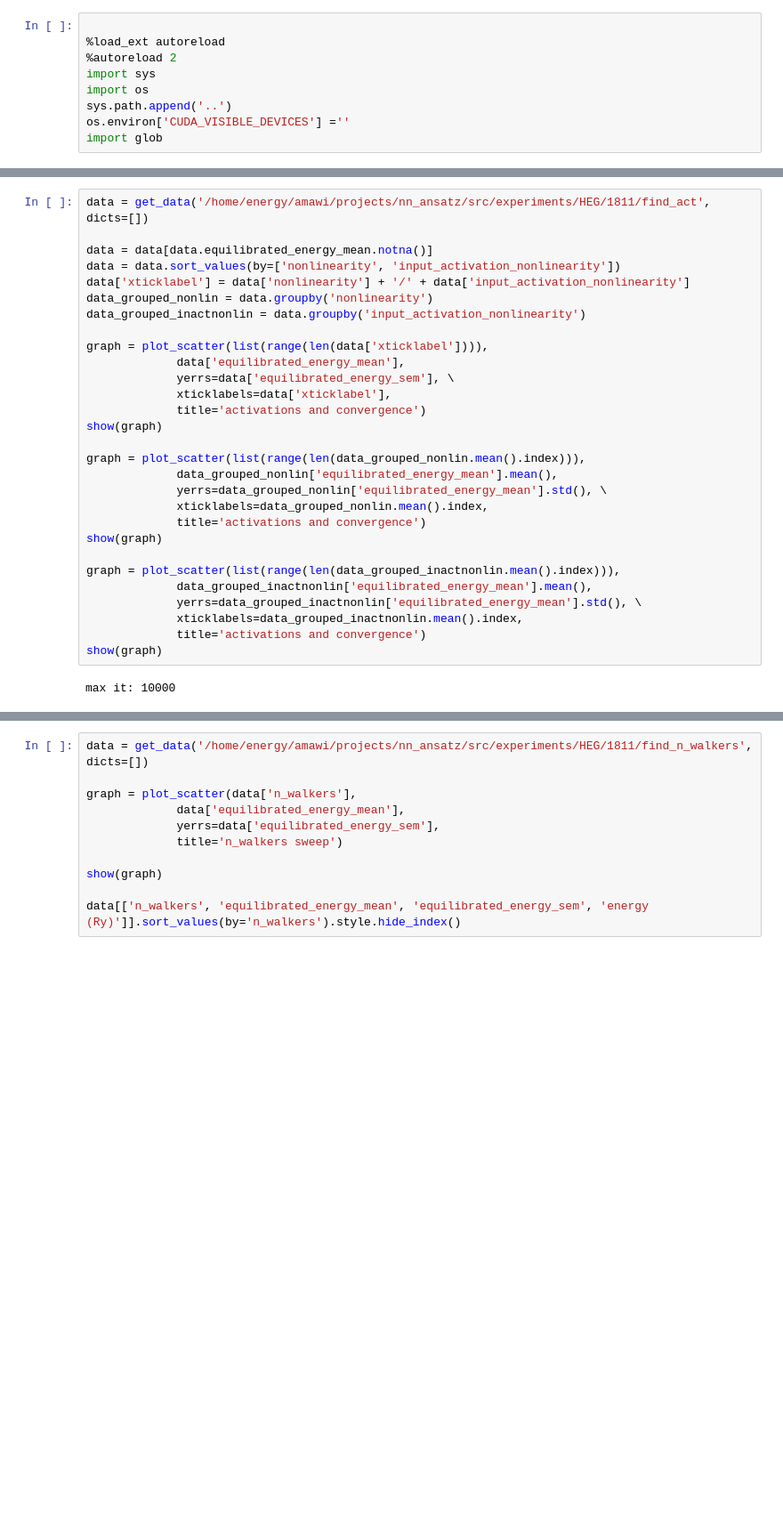
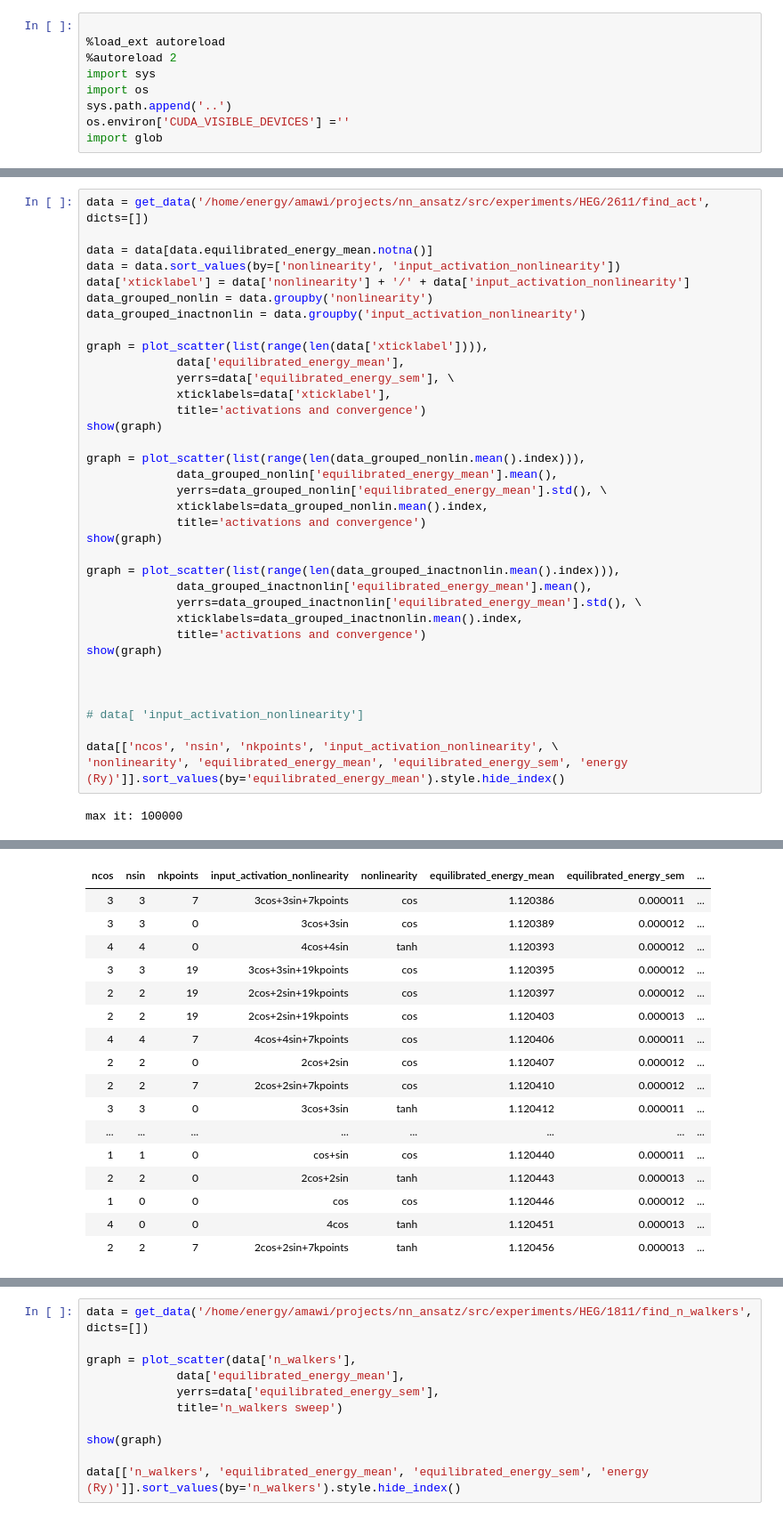
Before and after one commit to xmax1/nn_ansatz, a Jupyter notebook: src/exp/plotting.ipynb, the cells around one changed output, grey strips where cells are left out. Shown at 89% size. Saved outputs shown, nothing was run; the diff lists cells and outputs as text; blank space fills up the shorter version.

```diff
--- a/src/exp/plotting.ipynb
+++ b/src/exp/plotting.ipynb
@@ -49,5 +267,5 @@ max it: 100000
 # %%
-data = get_data('/home/energy/amawi/projects/nn_ansatz/src/experiments/HEG/1811/find_act', dicts=[])
+data = get_data('/home/energy/amawi/projects/nn_ansatz/src/experiments/HEG/2611/find_act', dicts=[])
 
 data = data[data.equilibrated_energy_mean.notna()]
 data = data.sort_values(by=['nonlinearity', 'input_activation_nonlinearity'])
@@ -55,31 +273,55 @@ data['xticklabel'] = data['nonlinearity'] + '/' + data['input_activation_nonline
 data_grouped_nonlin = data.groupby('nonlinearity')
 data_grouped_inactnonlin = data.groupby('input_activation_nonlinearity')
 
 graph = plot_scatter(list(range(len(data['xticklabel']))),
              data['equilibrated_energy_mean'],
              yerrs=data['equilibrated_energy_sem'], \
              xticklabels=data['xticklabel'],
              title='activations and convergence')
 show(graph)
 
 graph = plot_scatter(list(range(len(data_grouped_nonlin.mean().index))),
              data_grouped_nonlin['equilibrated_energy_mean'].mean(),
              yerrs=data_grouped_nonlin['equilibrated_energy_mean'].std(), \
              xticklabels=data_grouped_nonlin.mean().index,
              title='activations and convergence')
 show(graph)
 
 graph = plot_scatter(list(range(len(data_grouped_inactnonlin.mean().index))),
              data_grouped_inactnonlin['equilibrated_energy_mean'].mean(),
              yerrs=data_grouped_inactnonlin['equilibrated_energy_mean'].std(), \
              xticklabels=data_grouped_inactnonlin.mean().index,
              title='activations and convergence')
 show(graph)
+
+
+
+# data[ 'input_activation_nonlinearity']
+
+data[['ncos', 'nsin', 'nkpoints', 'input_activation_nonlinearity', \
+'nonlinearity', 'equilibrated_energy_mean', 'equilibrated_energy_sem', 'energy (Ry)']].sort_values(by='equilibrated_energy_mean').style.hide_index()
 # %% [output]
-max it: 10000
+max it: 100000
 [interactive output not drawn]
 [interactive output not drawn]
 [interactive output not drawn]
 [interactive output not drawn]
 [interactive output not drawn]
 [interactive output not drawn]
+| ncos | nsin | nkpoints | input_activation_nonlinearity | nonlinearity | equilibrated_energy_mean | equilibrated_energy_sem | ... |
+| 3 | 3 | 7 | 3cos+3sin+7kpoints | cos | 1.120386 | 0.000011 | ... |
+| 3 | 3 | 0 | 3cos+3sin | cos | 1.120389 | 0.000012 | ... |
+| 4 | 4 | 0 | 4cos+4sin | tanh | 1.120393 | 0.000012 | ... |
+| 3 | 3 | 19 | 3cos+3sin+19kpoints | cos | 1.120395 | 0.000012 | ... |
+| 2 | 2 | 19 | 2cos+2sin+19kpoints | cos | 1.120397 | 0.000012 | ... |
+| 2 | 2 | 19 | 2cos+2sin+19kpoints | cos | 1.120403 | 0.000013 | ... |
+| 4 | 4 | 7 | 4cos+4sin+7kpoints | cos | 1.120406 | 0.000011 | ... |
+| 2 | 2 | 0 | 2cos+2sin | cos | 1.120407 | 0.000012 | ... |
+| 2 | 2 | 7 | 2cos+2sin+7kpoints | cos | 1.120410 | 0.000012 | ... |
+| 3 | 3 | 0 | 3cos+3sin | tanh | 1.120412 | 0.000011 | ... |
+| ... | ... | ... | ... | ... | ... | ... | ... |
+| 1 | 1 | 0 | cos+sin | cos | 1.120440 | 0.000011 | ... |
+| 2 | 2 | 0 | 2cos+2sin | tanh | 1.120443 | 0.000013 | ... |
+| 1 | 0 | 0 | cos | cos | 1.120446 | 0.000012 | ... |
+| 4 | 0 | 0 | 4cos | tanh | 1.120451 | 0.000013 | ... |
+| 2 | 2 | 7 | 2cos+2sin+7kpoints | tanh | 1.120456 | 0.000013 | ... |
```
Also changed, not shown: parts of 13 cells of this notebook, 25 other files.
